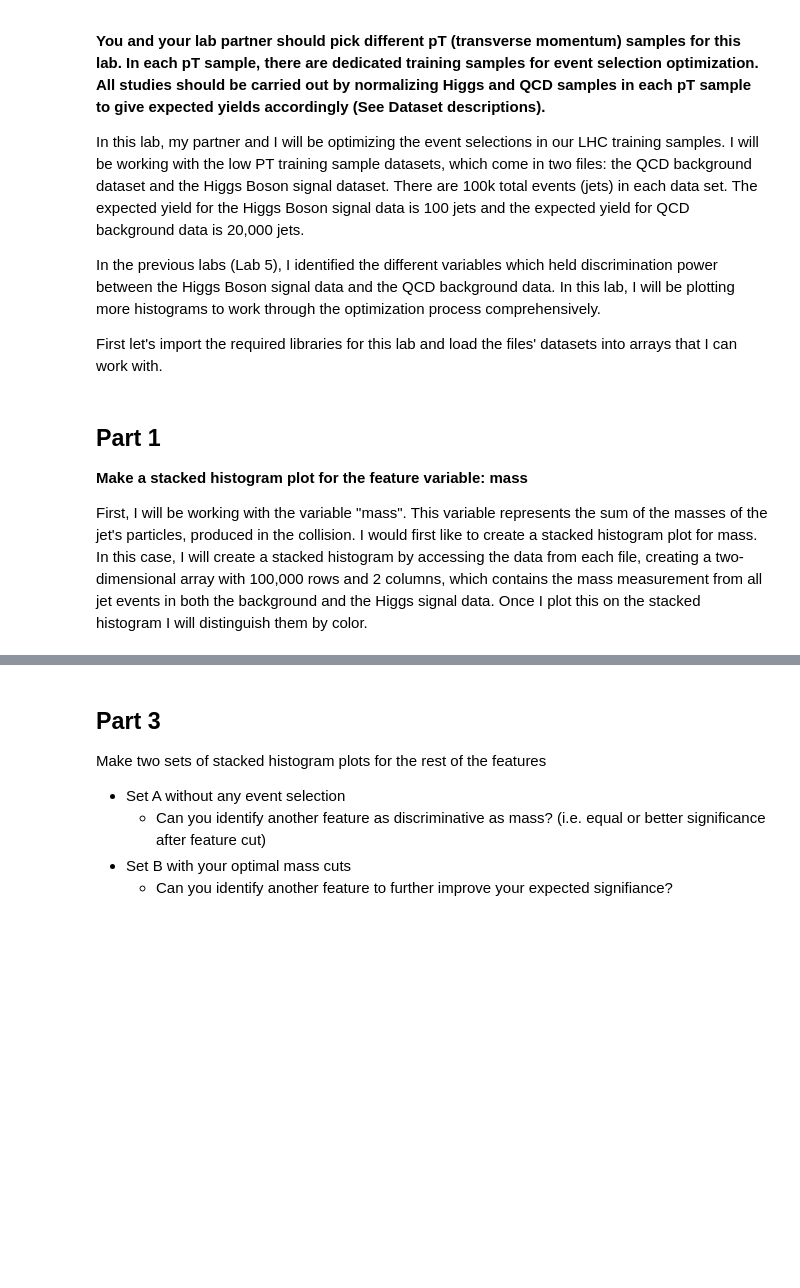
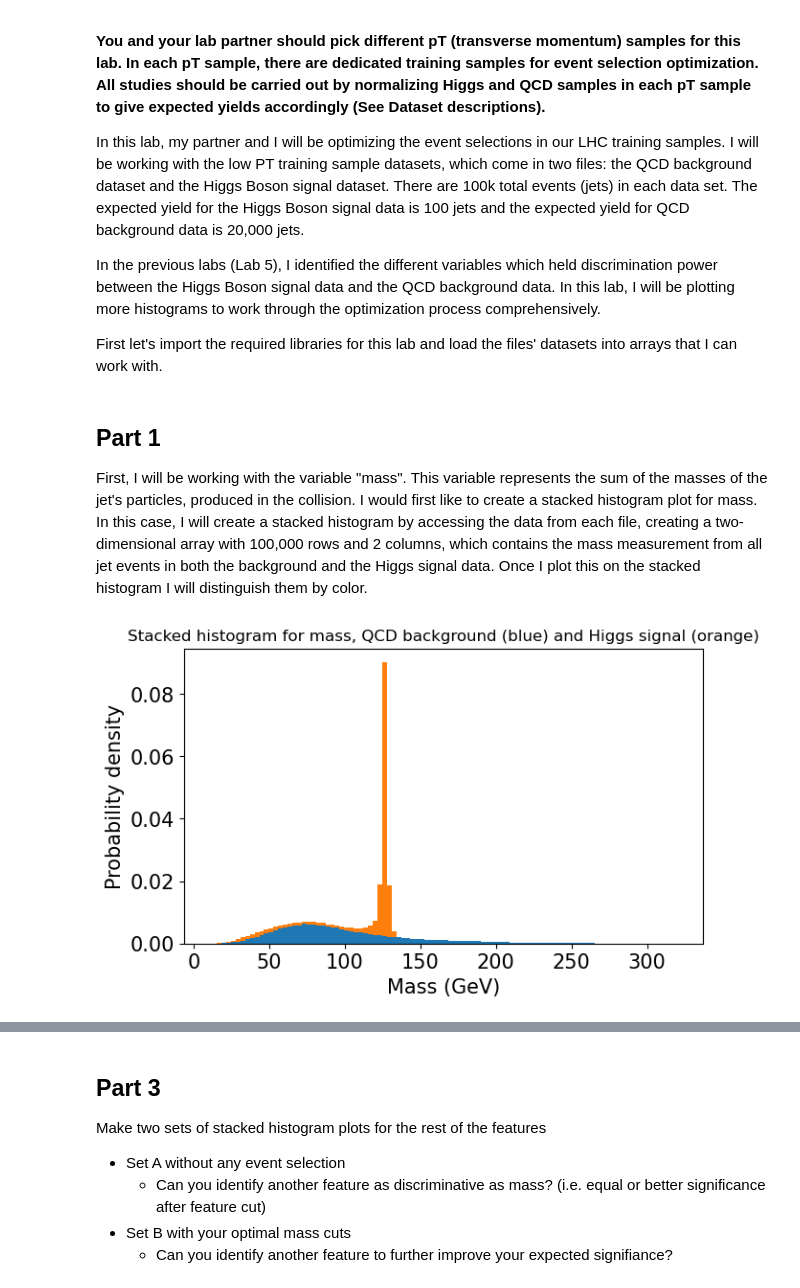
Before and after one commit to jenniv27/phys434, a Jupyter notebook: Labs/Lab7and8.ipynb, the cells around one changed output, grey strips where cells are left out. Saved outputs shown, nothing was run; the diff lists cells and outputs as text; code cells hidden in the pictures; blank space fills up the shorter version.

```diff
--- a/Labs/Lab7and8.ipynb
+++ b/Labs/Lab7and8.ipynb
@@ -40,25 +40,29 @@ infile = open("higgs250-500.pkl",'rb')
 higgs_dict = pickle.load(infile)
 # %% [markdown]
 ## Part 1
-__Make a stacked histogram plot for the feature variable: mass__
-
 First, I will be working with the variable "mass". This variable represents the sum of the masses of the jet's particles, produced in the collision. I would first like to create a stacked histogram plot for mass. In this case, I will create a stacked histogram by accessing the data from each file, creating a two-dimensional array with 100,000 rows and 2 columns, which contains the mass measurement from all jet events in both the background and the Higgs signal data. Once I plot this on the stacked histogram I will distinguish them by color.
 # %%
 # plt.hist(qcd_dict['mass'], bins = 100, label = 'Background')
 # plt.xlabel('mass (GeV)', fontsize = 15)
 # plt.ylabel('Event counts', fontsize = 15)
 
 # plt.hist(higgs_dict['mass'], bins = 100, label = 'Higgs signal')
 # plt.xlabel('mass (GeV)', fontsize = 15)
 # plt.ylabel('Event counts', fontsize = 15)
 
 # x needs to be an 2D array of dimensions 100k rows by 2 columns.
 
-w, h = 100, 2
+w, h = 100000, 2
 mass_combined = [[0 for x in range(w)] for y in range(h)]
-for i in range (0, 100):
+for i in range (0, 100000):
     mass_combined[0][i] = qcd_dict['mass'][i]
     mass_combined[1][i] = higgs_dict['mass'][i]
 
-plt.hist(mass_combined, 30, density=True, histtype='bar', stacked=True)
+plt.hist(mass_combined, 100, density=True, histtype='bar', stacked=True)
+plt.xlabel('Mass (GeV)', fontsize = 15)
+plt.ylabel('Probability density', fontsize = 15)
+plt.title('Stacked histogram for mass, QCD background (blue) and Higgs signal (orange)')
+plt.tick_params(labelsize=15)
 plt.show()
+# %% [output]
+[figure, added]
```
Also changed, not shown: parts of 5 cells of this notebook.
